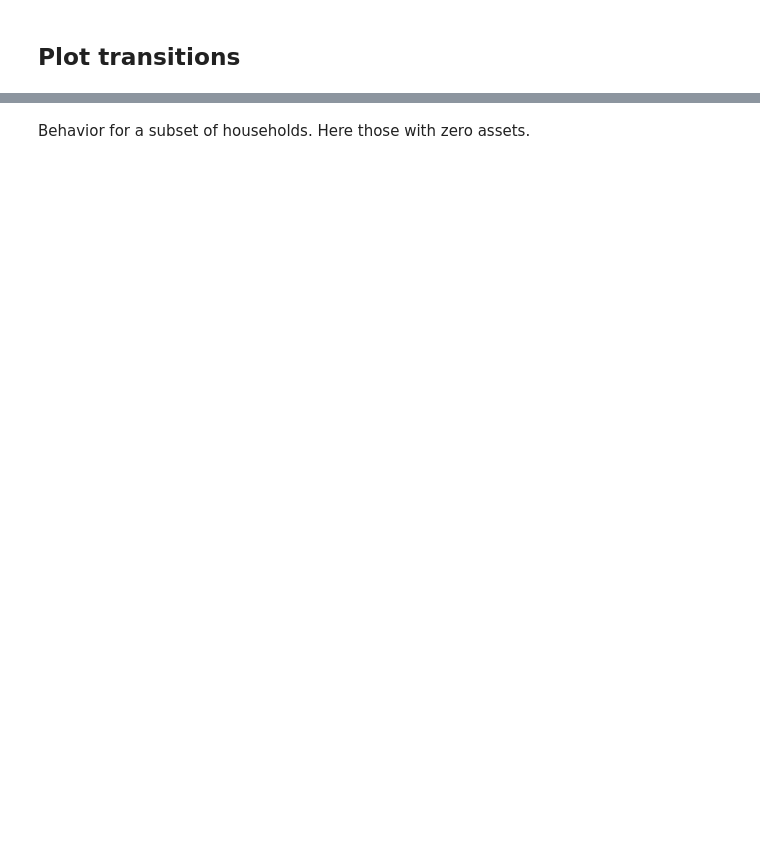
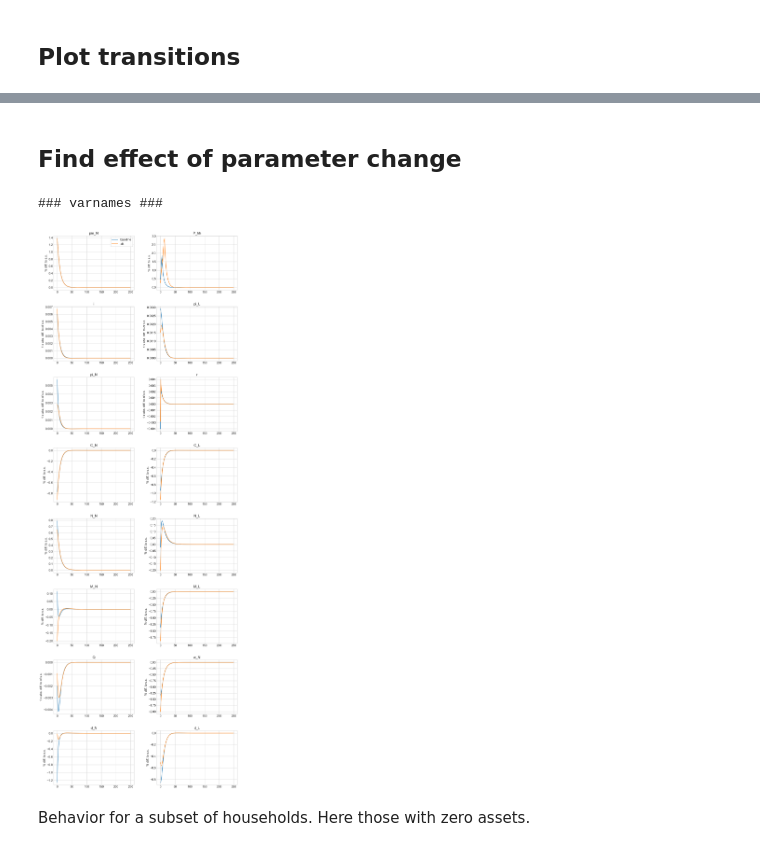
Before and after one commit to signehm0812/hank-speciale, a Jupyter notebook: two_sectors_subsistence/two_sector/HANK.ipynb, the cells around one changed output, grey strips where cells are left out. Cells and saved outputs as stored; diff of their text form; code cells hidden in the pictures; blank space fills up the shorter version.

```diff
--- a/two_sectors_subsistence/two_sector/HANK.ipynb
+++ b/two_sectors_subsistence/two_sector/HANK.ipynb
@@ -275,3 +337,18 @@ model.show_IRFs(paths,lvl_value=lvl_value,T_max=20,ncols=2)
+# %% [markdown]
+## Find effect of parameter change
+# %%
+model_ = model.copy()
+model_.par.epsilon = 1.0
+model_.par.jump_istar = 0.0025 # Monetary policy shock reset
+#model_.par.jump_pm_N     = 0.01 # cost push shock
+# model_.find_ss()
+model_.compute_jacs()
+model_.find_transition_path()
+paths = ['pm_N','P_hh','i','pi_L','pi_N','r','C_N','C_L','N_N','N_L','M_N','M_L','Q','w_N','d_N','d_L']
+model.compare_IRFs([model,model_],['baseline','alt.'],paths,lvl_value,do_shocks=False,do_targets=False,ncols=2)
+# %% [output]
+### varnames ###
+[figure, added]
 # %% [markdown]
 Behavior for a subset of households. Here those with zero assets.
 # %%
```
Also changed, not shown: parts of 19 cells of this notebook, 6 other files.
